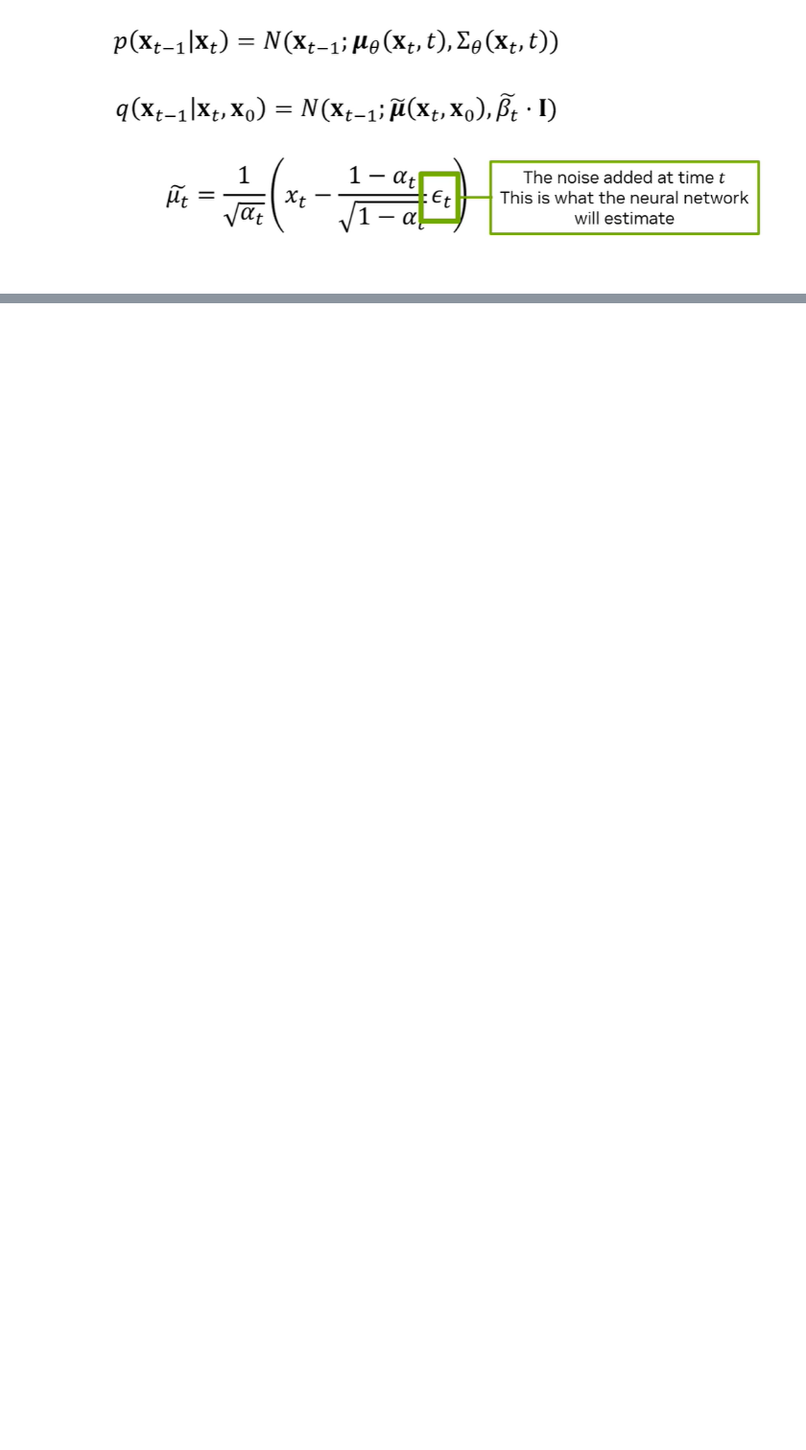
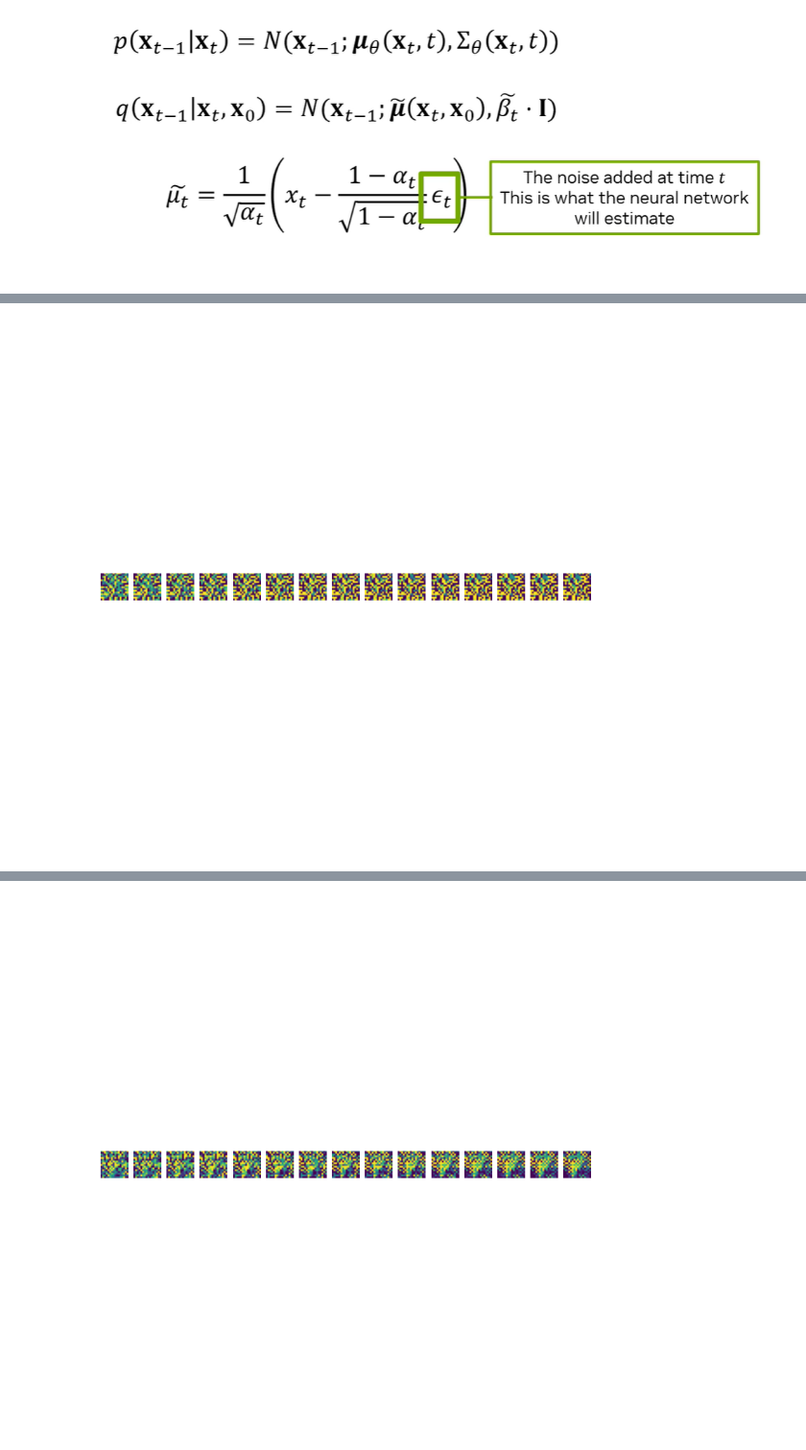
Before and after one commit to bcrohit/stable-diffusion, a Jupyter notebook: Denosing.ipynb, the cells around one changed output, grey strips where cells are left out. Shown at 96% size. Saved outputs shown, nothing was run; the diff lists cells and outputs as text; code cells hidden in the pictures; blank space fills up the shorter version.

```diff
--- a/Denosing.ipynb
+++ b/Denosing.ipynb
@@ -121,13 +123,13 @@ class EmbedBlock(nn.Module):
         return self.model(inputs)
 # %%
 class DownBlock(nn.Module):
-    def __init__(self, in_ch, out_ch, kernel=3, stride=1, pading=1):
+    def __init__(self, in_ch, out_ch, kernel=3, stride=1, padding=1):
         super(DownBlock, self).__init__()
         layers = [
             nn.Conv2d(in_ch, out_ch, kernel_size=kernel, stride=stride, padding=padding),
             nn.BatchNorm2d(out_ch),
             nn.ReLU(),
-            nn.Conv2d(outch, outch, kernel_size=kernel, stride=stride, padding=padding),
+            nn.Conv2d(out_ch, out_ch, kernel_size=kernel, stride=stride, padding=padding),
             nn.BatchNorm2d(out_ch),
             nn.ReLU(),
             nn.MaxPool2d(2)
@@ -142,7 +144,7 @@ class UpBlock(nn.Module):
     def __init__(self, in_ch, out_ch, kernel=3, stride=1, padding=1, strideT=2, outer_paddingT=1):
         super(UpBlock, self).__init__()
         layers = [
-            nn.ConvTranspose2d(2*in_ch, out_ch, kernel, stride=strideT, padding=outer_paddingT),
+            nn.ConvTranspose2d(2*in_ch, out_ch, kernel, strideT, padding, outer_paddingT),
             nn.BatchNorm2d(out_ch),
             nn.ReLU(),
             nn.Conv2d(out_ch, out_ch, kernel, stride=stride, padding=padding),
@@ -154,6 +156,6 @@ class UpBlock(nn.Module):
 
     def forward(self, X, skip):
         X = torch.cat((X, skip), 1)
-        self.net(X)
+        return self.net(X)
 # %%
 class UNet(nn.Module):
@@ -220,3 +228,5 @@ class UNet(nn.Module):
+# %%
+model = UNet()
 # %%
 sqrt_a_inv = torch.sqrt(1 / alpha)
 pred_noise_coeff = (1 - alpha) / torch.sqrt(1 - alpha_bar)
@@ -235,6 +245,6 @@ def reverse_q(x_t, t, e_t):
     if t == 0:
         return u_t  # Reverse diffusion complete!
     else:
-        B_t = B[t-1]
+        beta_t = beta[t-1]
         new_noise = torch.randn_like(x_t)
-        return u_t + torch.sqrt(B_t) * new_noise
+        return u_t + torch.sqrt(beta_t) * new_noise
@@ -240,0 +275,24 @@ def reverse_q(x_t, t, e_t):
+# %%
+optimizer = optim.Adam(model.parameters(), lr=0.001)
+epochs = 1
+ncols = 15  # Should evenly divide T
+
+model.train()
+for epoch in range(epochs):
+    for step, batch in enumerate(dataloader):
+        optimizer.zero_grad()
+
+        t = torch.randint(0, time_steps, (batch_size,), device=device)
+        x = batch[0].to(device)
+        x_noisy, noise = q(x, t)
+        noise_pred = model(x_noisy, t)
+        loss = F.mse_loss(noise, noise_pred)
+        loss.backward()
+        optimizer.step()
+
+        if epoch % 1 == 0 and step % 100 == 0:
+            print(f"Epoch {epoch} | Step {step:03d} | Loss: {loss.item()} ")
+            plot_images(ncols)
+print("Final sample:")
+plot_images(ncols)
+# %% [output]
@@ -240,0 +300 @@ def reverse_q(x_t, t, e_t):
+[figure, added]
@@ -240,0 +302 @@ def reverse_q(x_t, t, e_t):
+[figure, added]
```
Also changed, not shown: parts of 5 cells of this notebook.
